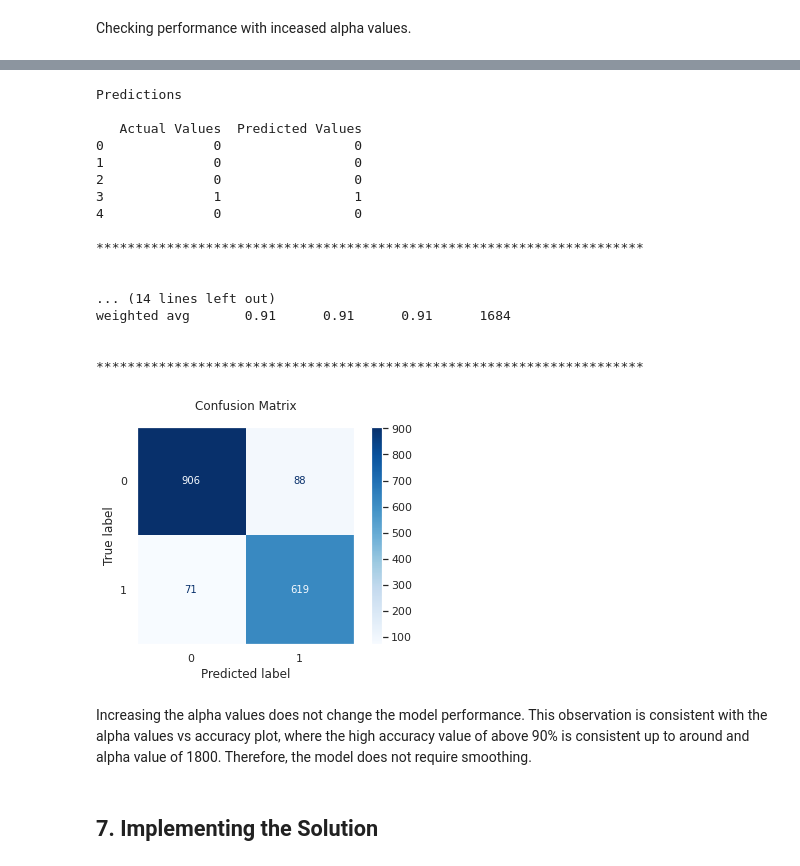
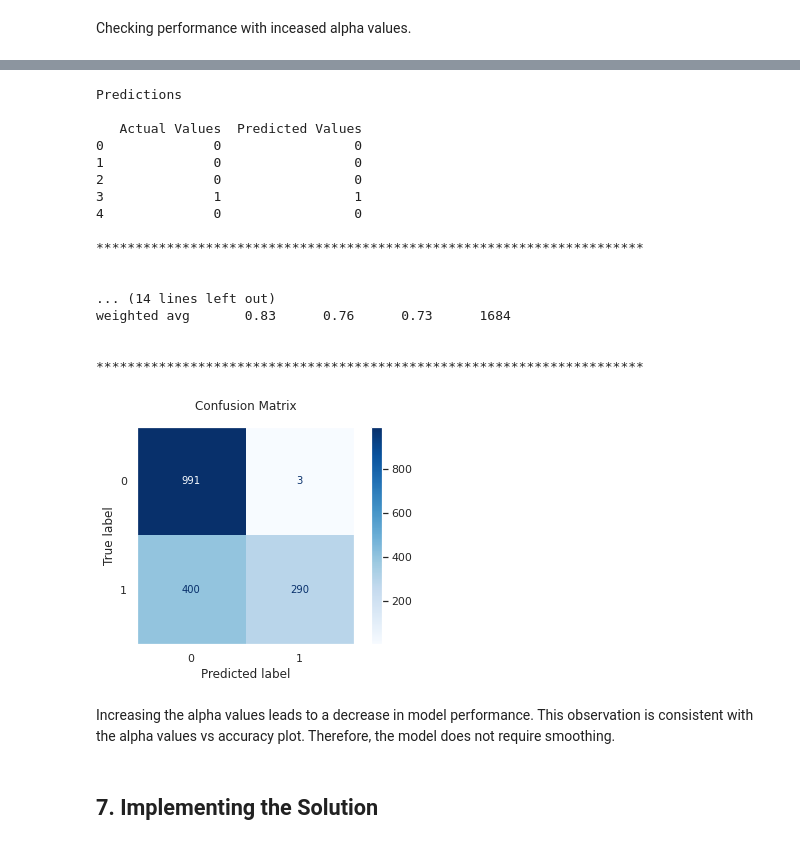
Before and after one commit to deborahmasibo/Moringa-Core-Module-2-Week-4-IP, a Jupyter notebook: Naive_Bayes_Classification.ipynb, the cells around one changed output, grey strips where cells are left out. Cells and saved outputs as stored; diff of their text form; code cells hidden in the pictures.

```diff
--- a/Naive_Bayes_Classification.ipynb
+++ b/Naive_Bayes_Classification.ipynb
@@ -119,0 +163,3 @@ spam.head()
+# %%
+# Setting the column names.
+spam = pd.read_csv('spambase.data', names = columns)
@@ -119,0 +190,7 @@ spam.head()
+# %%
+# Dropping newline escape sequence and white spaces in the column names
+columns = [x.replace('\n', '').strip() for x in columns]
+# Changing column names
+spam.columns = columns
+# Confirming changes
+spam.columns
@@ -556,6 +583,6 @@ Vif(vif)
 The columns above have very high VIF values, a dataset without these columns will be created, and the performance to the original dataset with be compared during modelling.
 # %%
 # Dropped columns with high VIF
-spam_vif = spam.drop(['0.23', '0.25'], axis = 1)
+spam_vif = spam.drop(['word_freq_415', 'word_freq_857'], axis = 1)
 spam_vif.head()
 # %% [output]
@@ -1268,8 +1272,8 @@ The accuracy remains the same, but the weighted F1 score inceases to 0.9009.
 ### 60 - 40 Train-Test-Split
 # %%
 # Features and label for spam_vif dataset
-Xv64 = spam_vif.drop('1', axis = 1).values
-yv64 = spam_vif['1'].values.reshape(-1, 1)
+Xv64 = spam_vif.drop('spam', axis = 1).values
+yv64 = spam_vif['spam'].values.reshape(-1, 1)
 # 70-30 train-test-split
 Xv64_train, Xv64_test, yv64_train, yv64_test = train_test_split(Xv64, yv64, test_size = 0.4, random_state = 0)
 # %%
@@ -1512,33 +1504,32 @@ weighted avg       0.91      0.91      0.91      1684
 # %%
 # Components = all
 # Setting alpha = 1000
 # Standardization - VIF dataset
 Xs_train, Xs_test = Standardization(Xv64_train, Xv64_test)
-# LDA
-Xs_train, Xs_test = Lda(Xs_train, Xs_test, yv64_train)
+
 # BernoulliNB
 BernoulliClass(Xs_train, Xs_test, yv64_train, yv64_test, a = 1000)
 # %% [output]
 Predictions
 
    Actual Values  Predicted Values
 0              0                 0
 1              0                 0
 2              0                 0
 3              1                 1
 4              0                 0
 
 **********************************************************************
 
 
 ... (14 lines left out)
-weighted avg       0.91      0.91      0.91      1684
+weighted avg       0.83      0.76      0.73      1684
 
 
 **********************************************************************
-[figure, old version]
+[figure, new version]
 # %% [markdown]
-Increasing the alpha values does not change the model performance. This observation is consistent with the alpha values vs accuracy plot, where the high accuracy value of above 90% is consistent up to around and alpha value of 1800. Therefore, the model does not require smoothing.
+Increasing the alpha values leads to a decrease in model performance. This observation is consistent with the alpha values vs accuracy plot. Therefore, the model does not require smoothing.
 # %% [markdown]
 ## 7. Implementing the Solution
 # %% [markdown]
```
Also changed, not shown: parts of 93 cells of this notebook.
